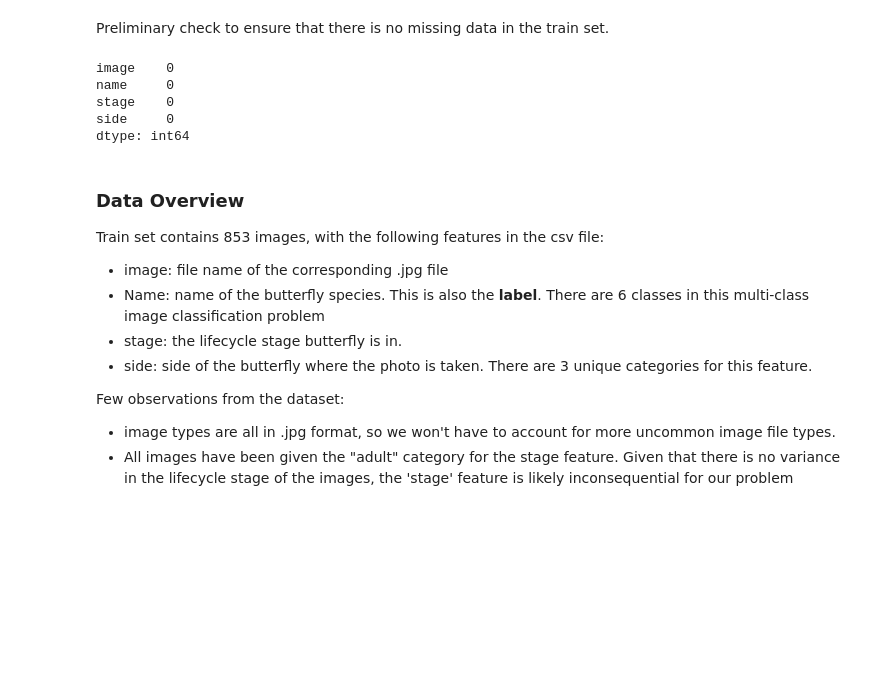
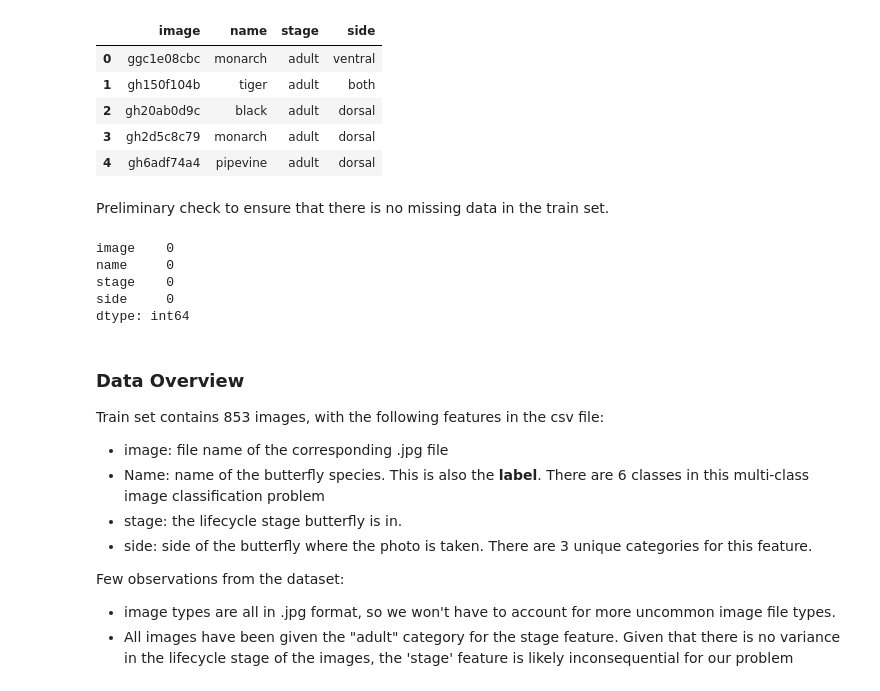
Before and after one commit to yuxuanneo/image_classification_butterfly, a Jupyter notebook: eda.ipynb, the cells around one changed output. Saved outputs shown, nothing was run; the diff lists cells and outputs as text; code cells hidden in the pictures; blank space fills up the shorter version.

```diff
--- a/eda.ipynb
+++ b/eda.ipynb
@@ -11,6 +11,15 @@ from src.plotting_functions import plot_value_counts, numerical_histogram_1d, pl
 from basic_image_eda import BasicImageEDA
 # %%
 df = pd.read_csv("data/butterfly_mimics/images.csv")
+# %%
+df.head()
+# %% [output]
+|  | image | name | stage | side |
+| 0 | ggc1e08cbc | monarch | adult | ventral |
+| 1 | gh150f104b | tiger | adult | both |
+| 2 | gh20ab0d9c | black | adult | dorsal |
+| 3 | gh2d5c8c79 | monarch | adult | dorsal |
+| 4 | gh6adf74a4 | pipevine | adult | dorsal |
 # %% [markdown]
 Preliminary check to ensure that there is no missing data in the train set.
 # %%
```
Also changed, not shown: 2 other files.
